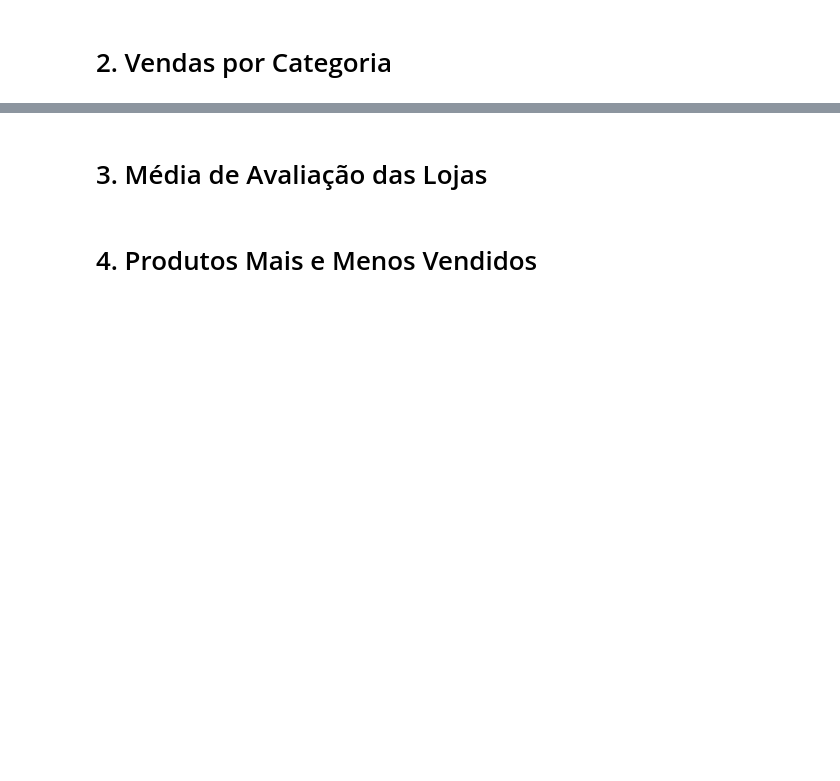
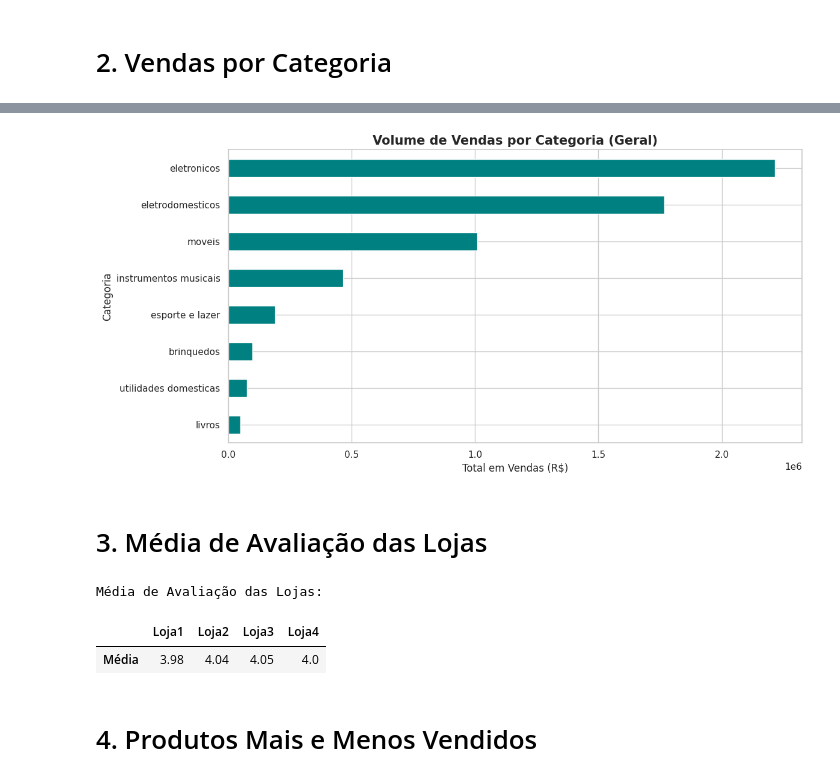
Before and after one commit to vitorhugo28/Alura_Store_BR, a Jupyter notebook: AluraStoreBrasil.ipynb, the cells around one changed output, grey strips where cells are left out. Drawn from its saved outputs; the diff is of its cells as text; code cells hidden in the pictures; blank space fills up the shorter version.

```diff
--- a/AluraStoreBrasil.ipynb
+++ b/AluraStoreBrasil.ipynb
@@ -55,2 +148,33 @@ loja4.head()
 # %% [markdown]
 # 2. Vendas por Categoria
+# %%
+import pandas as pd
+
+
+vendas_categoria_loja = {}
+
+
+def calcular_vendas_categoria(url_loja):
+    loja = pd.read_csv(url_loja)
+    venda_categoria = loja.groupby("Categoria do Produto")["Preço"].sum()
+    return venda_categoria
+
+
+for i in range(len(lojas_dados)):
+   resultado = calcular_vendas_categoria(urls[i])
+   vendas_categoria_loja[nomes_lojas[i]] = resultado
+
+
+df_vendas_final = pd.DataFrame(vendas_categoria_loja)
+
+print("Vendas por Categoria:")
+display(df_vendas_final)
+
+
+df_ranking_nomes = pd.DataFrame({
+    loja: df_vendas_final[loja].sort_values(ascending=False).index
+    for loja in df_vendas_final.columns
+})
+print(" ")
+print("Ranking de Categorias mais populares por Loja:")
+display(df_ranking_nomes)
@@ -57,4 +203,41 @@ loja4.head()
+# %%
+plt.figure()
+df_vendas_final.sum(axis=1).sort_values().plot(kind='barh', color='teal')
+plt.title('Volume de Vendas por Categoria (Geral)', fontsize=15, fontweight='bold')
+plt.xlabel('Total em Vendas (R$)')
+plt.ylabel('Categoria')
+plt.tight_layout()
+plt.savefig('vendas_categoria.png')
+plt.show()
+# %% [output]
+[figure, added]
 # %% [markdown]
 # 3. Média de Avaliação das Lojas
+# %%
+import pandas as pd
+from numpy import median
+
+
+medias_lojas = {}
+
+
+def media_avaliacao(url_loja):
+  loja = pd.read_csv(url_loja)
+  media = loja["Avaliação da compra"].mean().round(2)
+  return media
+
+
+for i in range(len(lojas_dados)):
+    medias_lojas[nomes_lojas[i]] = media_avaliacao(urls[i])
+
+
+df_medias_lojas = pd.DataFrame(medias_lojas, index=['Média'])
+
+print("Média de Avaliação das Lojas:")
+display(df_medias_lojas)
+# %% [output]
+Média de Avaliação das Lojas:
+|  | Loja1 | Loja2 | Loja3 | Loja4 |
+| Média | 3.98 | 4.04 | 4.05 | 4.0 |
 # %% [markdown]
 # 4. Produtos Mais e Menos Vendidos
```
Also changed, not shown: parts of 12 cells of this notebook.
